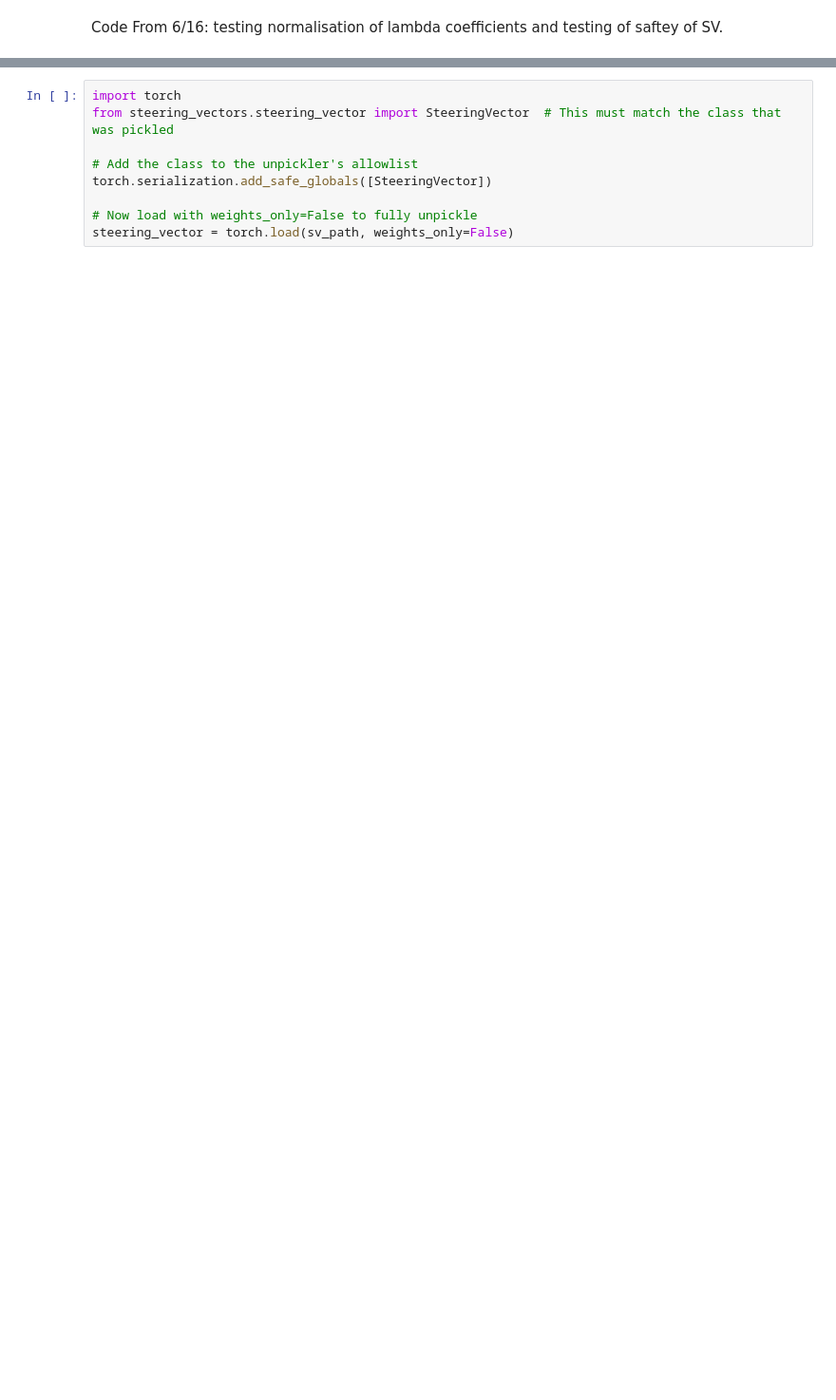
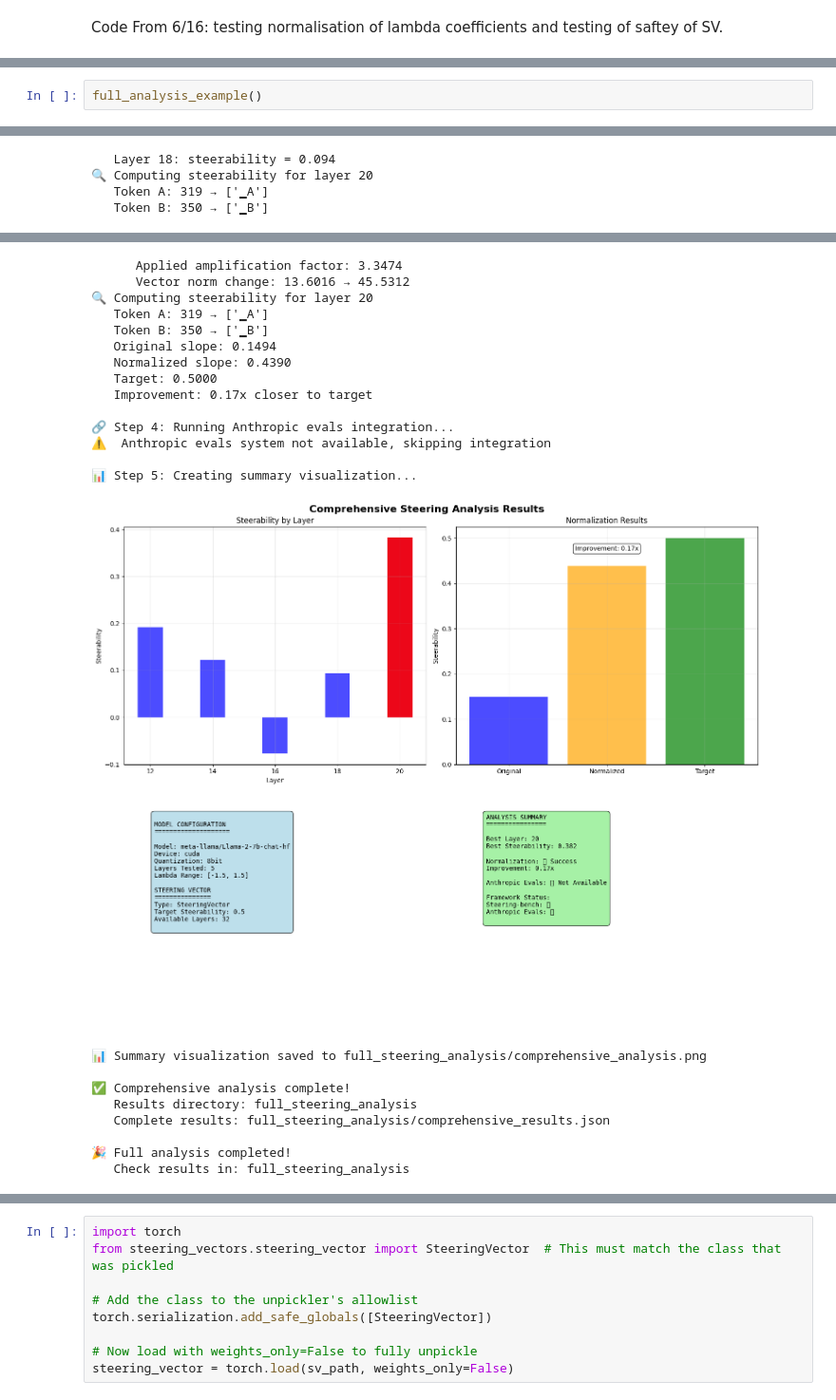
Before and after one commit to b1becker/LLM_steering, a Jupyter notebook: steering_generalisation_6_18.ipynb, the cells around one changed output, grey strips where cells are left out. Shown: that part at 95% size. Drawn from its saved outputs; the diff is of its cells as text; blank space fills up the shorter version.

```diff
--- a/steering_generalisation_6_18.ipynb
+++ b/steering_generalisation_6_18.ipynb
@@ -1869,0 +3643,3 @@ if __name__ == "__main__":
+# %%
+full_analysis_example()
+# %% [output]
@@ -1869,0 +3681,4 @@ if __name__ == "__main__":
+   Layer 18: steerability = 0.094
+🔍 Computing steerability for layer 20
+   Token A: 319 → ['▁A']
+   Token B: 350 → ['▁B']
@@ -1869,0 +3695,23 @@ if __name__ == "__main__":
+      Applied amplification factor: 3.3474
+      Vector norm change: 13.6016 → 45.5312
+🔍 Computing steerability for layer 20
+   Token A: 319 → ['▁A']
+   Token B: 350 → ['▁B']
+   Original slope: 0.1494
+   Normalized slope: 0.4390
+   Target: 0.5000
+   Improvement: 0.17x closer to target
+
+🔗 Step 4: Running Anthropic evals integration...
+⚠️  Anthropic evals system not available, skipping integration
+
+📊 Step 5: Creating summary visualization...
+[figure, added]
+📊 Summary visualization saved to full_steering_analysis/comprehensive_analysis.png
+
+✅ Comprehensive analysis complete!
+   Results directory: full_steering_analysis
+   Complete results: full_steering_analysis/comprehensive_results.json
+
+🎉 Full analysis completed!
+   Check results in: full_steering_analysis
```
Also changed, not shown: parts of 30 cells of this notebook.
